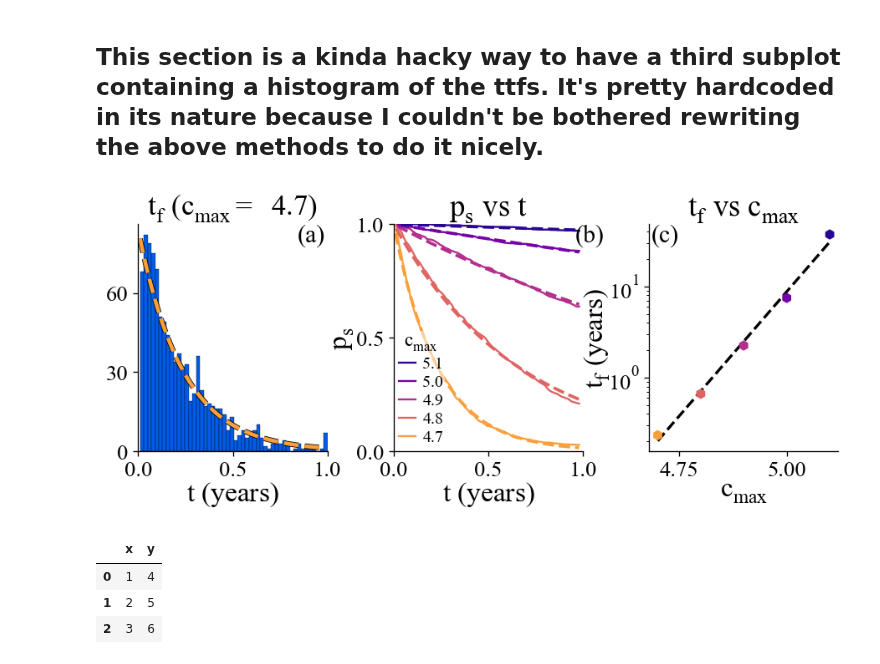
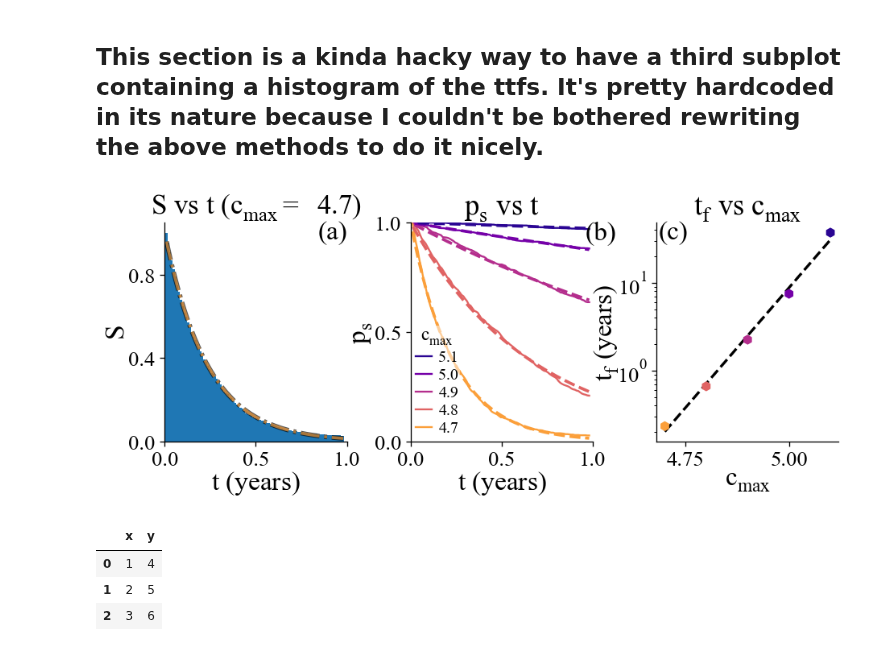
Before and after one commit to patricksinclair/multispecies_postprocessing, a Jupyter notebook: geno_distbs/varying_susceps/ttf_analyser.ipynb, the cells around one changed output. Drawn from its saved outputs; the diff is of its cells as text; code cells hidden in the pictures.

Commit message:
finishing touches to plots

```diff
--- a/geno_distbs/varying_susceps/ttf_analyser.ipynb
+++ b/geno_distbs/varying_susceps/ttf_analyser.ipynb
@@ -531,15 +531,25 @@ def survival_probability_v2(ttf_data, var_val, ax):
         numbersize = 16
         legendsize = 16
         IDsize=14
-        letterSize=18
+        letterSize=20
         nbins = 32
 
+        t_scaled = np.array([t_val/(24.*365.) for t_val in bin_edges[:-2]])
+#         print(survival_probs)
+#         print(t_scaled)
+
         weights = np.ones_like(ttf_data["failure_time"])/float(len(ttf_data["failure_time"]))
-        ax.hist(ttf_data["failure_time"]/(24.*365.), bins=50, color='#005ce6', edgecolor='black', linewidth=0.2)
+        #ax.hist(ttf_data["failure_time"]/(24.*365.), bins=50, color='#005ce6', edgecolor='black', linewidth=0.2)
+        #ax.hist(survival_probs)
+
+        width = t_scaled[1] - t_scaled[0]
+
+        ax.bar(t_scaled, survival_probs[:-1], width=width)
         ax.tick_params(axis='both', labelsize=numbersize)
         ax.set_xlabel('$t$ (years)', fontsize=labelSize, labelpad=-1)
+        ax.set_ylabel('$S$', fontsize=labelSize, labelpad=-1)
         ax.text(0.84, 0.925, "(a)", transform=ax.transAxes, fontsize=letterSize)
-        ax.set_title('$t_f$ $(c_{max} = $  '+str(var_val)+')', fontsize=titleSize-1)
+        ax.set_title('$S$ vs $t$ $(c_{max} = $  '+str(var_val)+')', fontsize=titleSize-1)
         ax.set_xlim(0, 1)
         ax.yaxis.set_major_locator(plt.MaxNLocator(3))
 
@@ -561,7 +571,7 @@ def plot_fitSlopes_and_failRate_v2(ttf_df_list, variable_vals, variable_name, fi
     numbersize = 16
     legendsize = 16
     IDsize=14
-    letterSize=18
+    letterSize=20
     nbins = 32
 
     axes[0].spines['right'].set_visible(False)
@@ -608,8 +618,9 @@ def plot_fitSlopes_and_failRate_v2(ttf_df_list, variable_vals, variable_name, fi
         axes[1].plot(t_scaled, func(t_scaled, *popt), color=color, ls='--', lw=2.2)
 
         if math.isclose(var_val, 4.7):
-            # multiply func by the max value in the histogram (hard coded 47 here), so the fit approx lines up with the histogra2
-            axes[0].plot(t_scaled, func(t_scaled, *popt)*84, color=color, ls='--', lw=2.8, path_effects=[pe.Stroke(linewidth=2.8+1, foreground='k'), pe.Normal()])
+            # multiply func by the max value in the histogram (hard coded 47 here), so the fit approx lines up with the histogram
+            alpha=0.66
+            axes[0].plot(t_scaled, func(t_scaled, *popt), color=color, ls='-.', alpha=alpha, lw=2.2, path_effects=[pe.Stroke(linewidth=2.4+1, foreground='k', alpha=alpha), pe.Normal()])
 
     axes[1].set_title('$p_s$ vs $t$', fontsize=titleSize)
     axes[1].set_xlabel('$t$ (years)', fontsize=labelSize, labelpad=-1)
@@ -645,34 +656,34 @@ def plot_fitSlopes_and_failRate_v2(ttf_df_list, variable_vals, variable_name, fi
     p = np.array(np.polyfit(var_val, np.log(ttf), 1))
     axes[2].plot(np.array(var_val), np.exp(p[0] * np.array(var_val) + p[1]), 'k--', lw=2., zorder=-20)
     axes[2].scatter(var_val, ttf, marker='h', s=40, color=line_colours)
 
     axes[2].set_title('$t_f$ vs '+variable_name, fontsize=titleSize)
     axes[2].set_xlabel(variable_name, fontsize=labelSize, labelpad=-1)
     axes[2].set_ylabel('$t_f$ (years)', fontsize=labelSize, labelpad=-3)
     axes[2].xaxis.set_tick_params(labelsize=numbersize)
     axes[2].yaxis.set_tick_params(labelsize=numbersize)
     axes[2].semilogy()
 
     if letter_in_top: axes[2].text(0.01, 0.925, "(c)", transform=axes[2].transAxes, fontsize=letterSize)
     else: axes[2].text(0.865, 0.925, "(c)", transform=axes[2].transAxes, fontsize=letterSize)
 #     axes[1].tick_params(axis='both', which='major', pad=1)
 
 #     plt.subplots_adjust(wspace=0.3)
 #     plt.savefig("time_to_failure_plots/"+filename+".pdf", bbox_inches="tight")
 #     if variable_name == "$c_{max}$": plt.savefig("ms_paper_plots/"+filename+".pdf", bbox_inches='tight', dpi=330)
     plt.savefig("ms_paper_plots/"+filename+".pdf", bbox_inches='tight', dpi=420)
 
     plt.show()
 
 
 
 
 
     return var_val, ttf, variable_name # return the parameter values of interest, times to failure vs the parameter of interest, x-label for param of interest
 
 ttf_14pc_cmax       = plot_fitSlopes_and_failRate_v2(ttf_14pcres_vs_cmax, cmax_vals,           "$c_{max}$",   "ttf_plots_14pcres_vs_cmax_with_histogram")
 # %% [output]
-[figure, old version]
+[figure, new version]
 # %%
 x = [1, 2, 3]
 y = [4, 5, 6]
```
Also changed, not shown: parts of 2 cells of this notebook, 2 other files.
